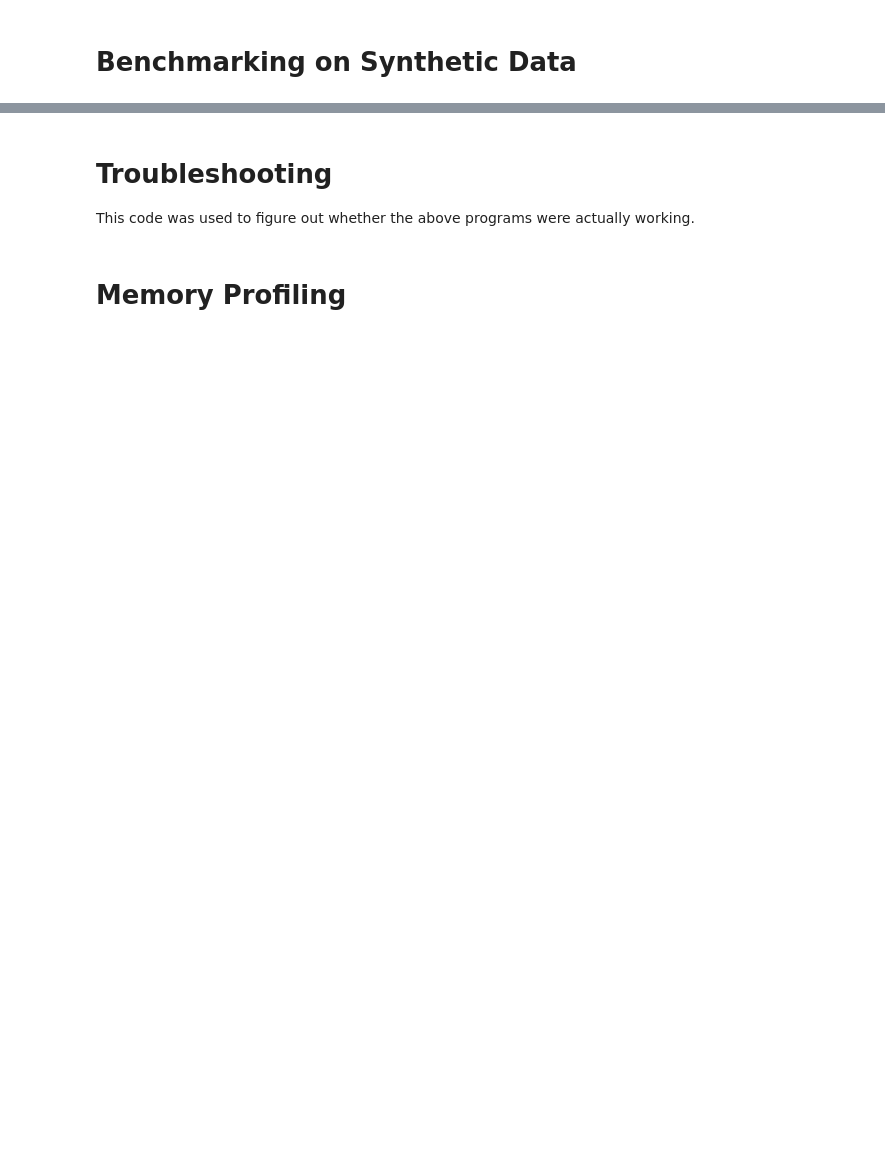
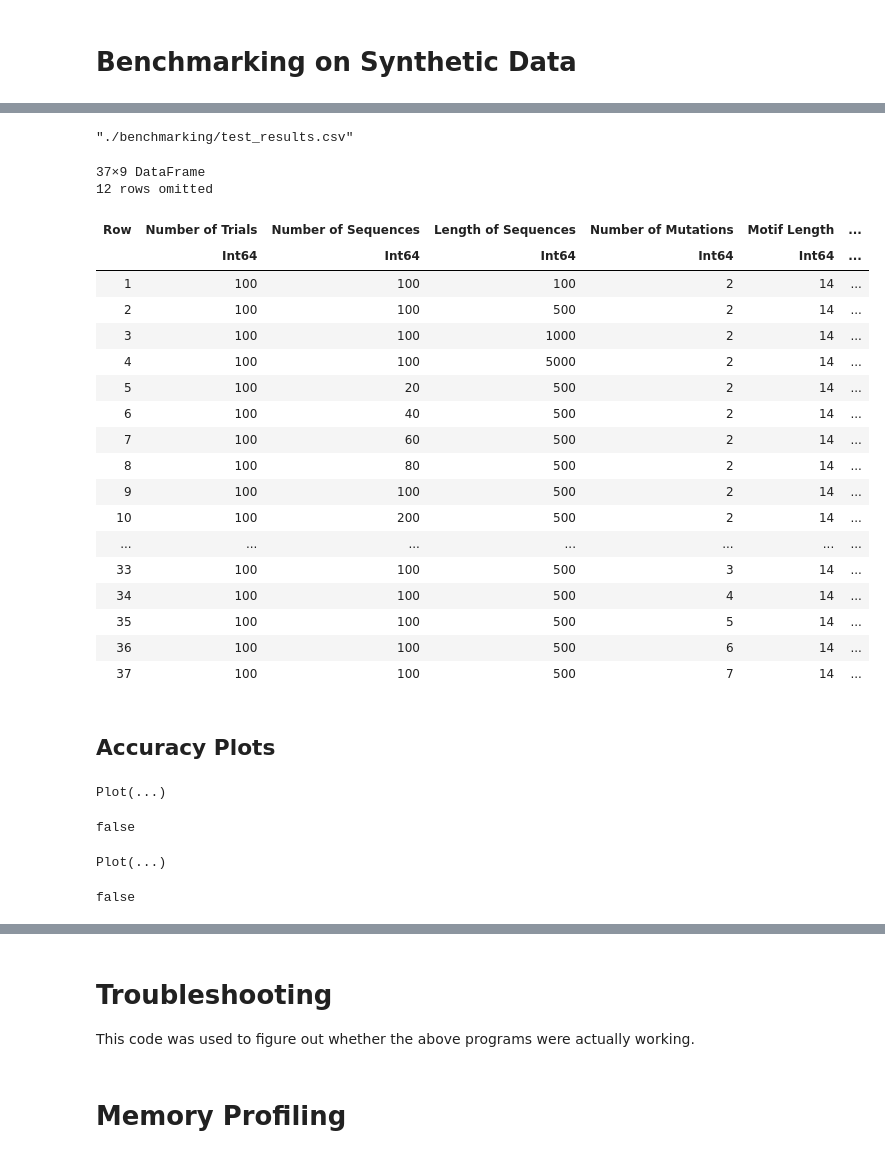
Before and after one commit to Karthik2924/CSC530_project, a Jupyter notebook: pso paper implementation.ipynb, the cells around one changed output, grey strips where cells are left out. Saved outputs shown, nothing was run; the diff lists cells and outputs as text; code cells hidden in the pictures; blank space fills up the shorter version.

Commit message:
some figures, and the jupyter notebook

```diff
--- a/pso paper implementation.ipynb
+++ b/pso paper implementation.ipynb
@@ -1188,0 +1589,68 @@ print(df_length)
+# %%
+# save the data
+CSV.write("./benchmarking/test_results.csv", df_res)
+# %% [output]
+"./benchmarking/test_results.csv"
+# %%
+df_toplot = CSV.read("./benchmarking/test_results.csv", DataFrame)
+# %% [output]
+37×9 DataFrame
+12 rows omitted
+| Row | Number of Trials | Number of Sequences | Length of Sequences | Number of Mutations | Motif Length | ... |
+|  | Int64 | Int64 | Int64 | Int64 | Int64 | ... |
+| 1 | 100 | 100 | 100 | 2 | 14 | ... |
+| 2 | 100 | 100 | 500 | 2 | 14 | ... |
+| 3 | 100 | 100 | 1000 | 2 | 14 | ... |
+| 4 | 100 | 100 | 5000 | 2 | 14 | ... |
+| 5 | 100 | 20 | 500 | 2 | 14 | ... |
+| 6 | 100 | 40 | 500 | 2 | 14 | ... |
+| 7 | 100 | 60 | 500 | 2 | 14 | ... |
+| 8 | 100 | 80 | 500 | 2 | 14 | ... |
+| 9 | 100 | 100 | 500 | 2 | 14 | ... |
+| 10 | 100 | 200 | 500 | 2 | 14 | ... |
+| ... | ... | ... | ... | ... | ... | ... |
+| 33 | 100 | 100 | 500 | 3 | 14 | ... |
+| 34 | 100 | 100 | 500 | 4 | 14 | ... |
+| 35 | 100 | 100 | 500 | 5 | 14 | ... |
+| 36 | 100 | 100 | 500 | 6 | 14 | ... |
+| 37 | 100 | 100 | 500 | 7 | 14 | ... |
+# %% [markdown]
+## Accuracy Plots
+# %%
+Gadfly.set_default_plot_size(15cm, 10cm)
+
+myplot = Gadfly.plot(DataFrames.filter(Symbol("Test Name") => n -> n == "seqlen", df_toplot),
+    x=Symbol("Length of Sequences"),
+    y=Symbol("Percent Correct"),
+    Gadfly.Geom.point,
+    Gadfly.Scale.x_continuous(format = :plain),
+    Gadfly.Scale.y_continuous(minvalue = 0, maxvalue = 1, labels = n -> "$(round(Int, 100n))%"),
+    Gadfly.Guide.xlabel("length of DNA sequences (nt)"),
+    Gadfly.Guide.ylabel("correctly identified\nmotifs (%)", orientation =:vertical),
+    Gadfly.Guide.title("Accuracy by Sequence Length"),
+    Gadfly.style(major_label_font_size=18pt, minor_label_font_size=18pt, point_size = 6pt))
+
+display(myplot)
+draw(SVG("./figures/Figure_01.svg", 15cm, 10cm), myplot)
+# %% [output]
+Plot(...)
+false
+# %%
+Gadfly.set_default_plot_size(15cm, 10cm)
+
+myplot = Gadfly.plot(DataFrames.filter(Symbol("Test Name") => n -> n == "seqnum", df_toplot),
+    x=Symbol("Number of Sequences"),
+    y=Symbol("Percent Correct"),
+    Gadfly.Geom.point,
+    Gadfly.Scale.x_continuous(format = :plain),
+    Gadfly.Scale.y_continuous(minvalue = 0, maxvalue = 1, labels = n -> "$(round(Int, 100n))%"),
+    Gadfly.Guide.xlabel("number of DNA sequences"),
+    Gadfly.Guide.ylabel("correctly identified\nmotifs (%)", orientation =:vertical),
+    Gadfly.Guide.title("Accuracy by Number of Sequences"),
+    Gadfly.style(major_label_font_size=18pt, minor_label_font_size=18pt, point_size = 6pt))
+
+display(myplot)
+draw(SVG("./figures/Figure_02.svg", 15cm, 10cm), myplot)
+# %% [output]
+Plot(...)
+false
```
Also changed, not shown: parts of 74 cells of this notebook, 12 other files.
